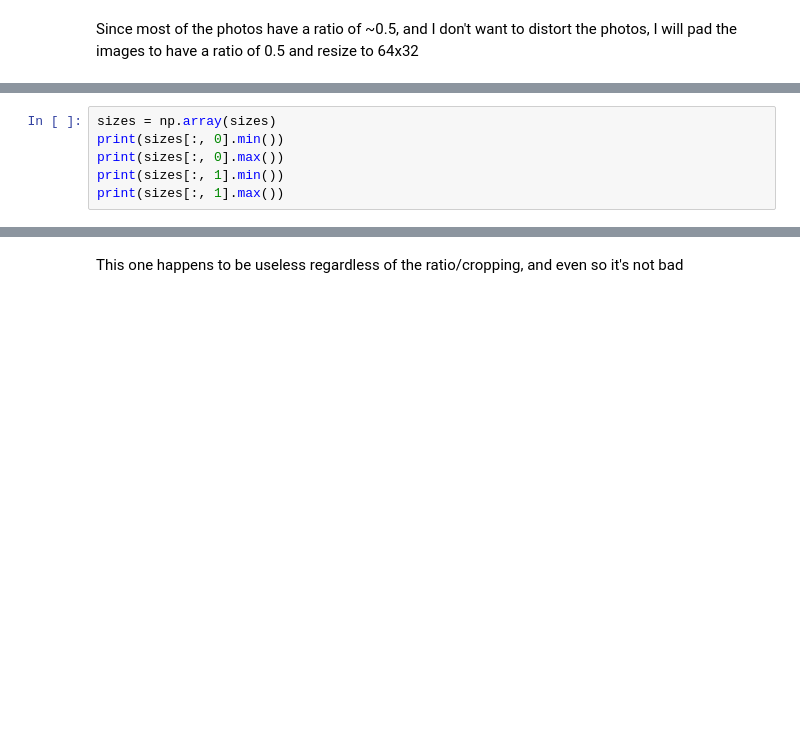
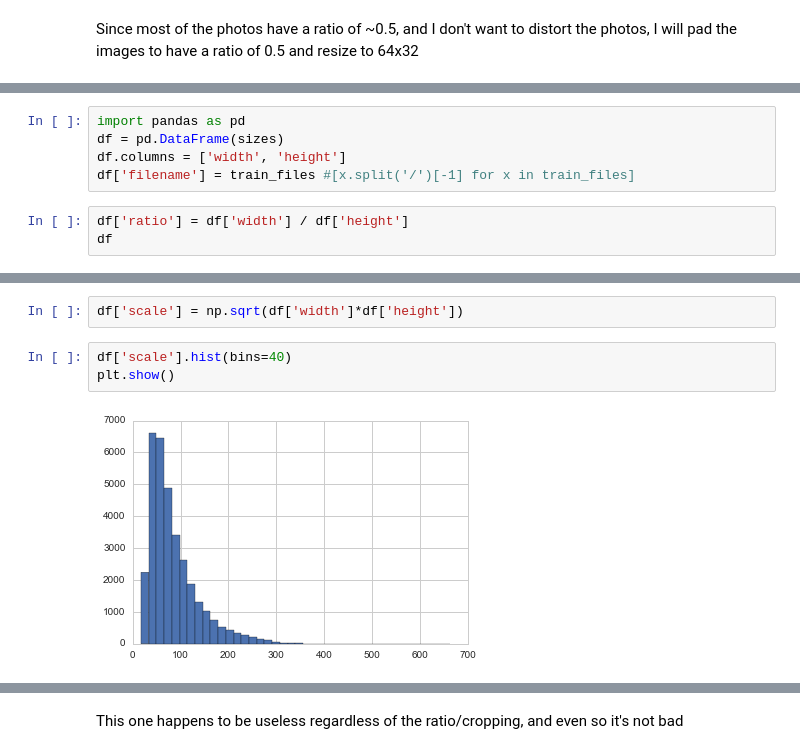
Before and after one commit to idelbrid/SVHN_DeepLearning, a Jupyter notebook: Preparing SVHN Data.ipynb, the cells around one changed output, grey strips where cells are left out. Saved outputs shown, nothing was run; the diff lists cells and outputs as text; blank space fills up the shorter version.

```diff
--- a/Preparing SVHN Data.ipynb
+++ b/Preparing SVHN Data.ipynb
@@ -54,6 +58,0 @@ Wall time: 4.34 s
-# %%
-sizes = np.array(sizes)
-print(sizes[:, 0].min())
-print(sizes[:, 0].max())
-print(sizes[:, 1].min())
-print(sizes[:, 1].max())
@@ -64,0 +59,8 @@ print(sizes[:, 1].max())
+# %%
+import pandas as pd
+df = pd.DataFrame(sizes)
+df.columns = ['width', 'height']
+df['filename'] = train_files #[x.split('/')[-1] for x in train_files]
+# %%
+df['ratio'] = df['width'] / df['height']
+df
@@ -64,0 +86,7 @@ print(sizes[:, 1].max())
+# %%
+df['scale'] = np.sqrt(df['width']*df['height'])
+# %%
+df['scale'].hist(bins=40)
+plt.show()
+# %% [output]
+[figure, added]
```
Also changed, not shown: parts of 25 cells of this notebook, 4 other files.
